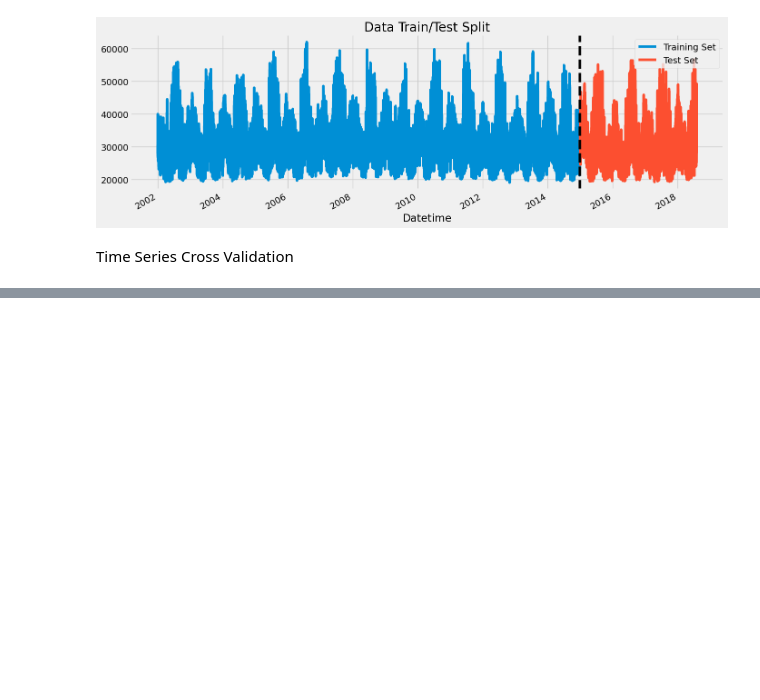
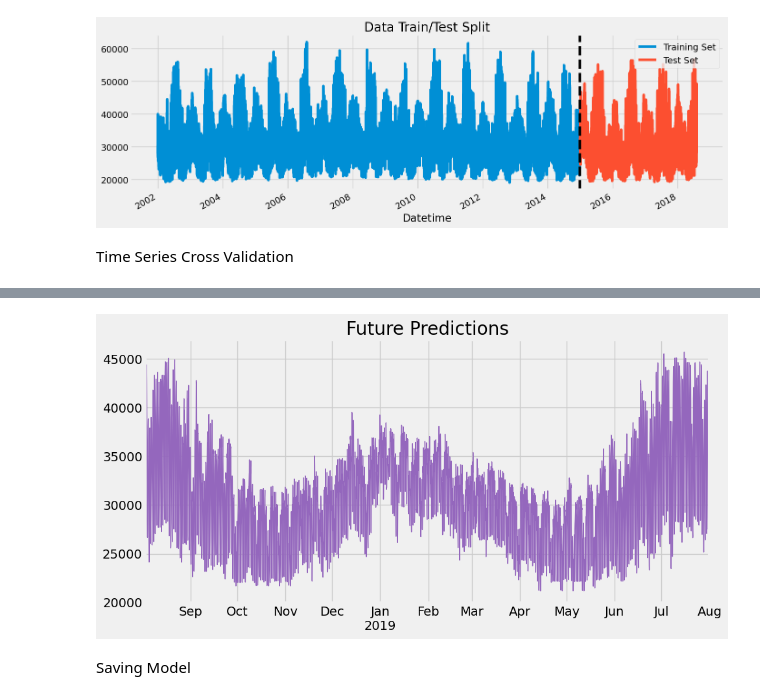
Before and after one commit to AbdallaAbker/time-series-practice-, a Jupyter notebook: notebook/expirement.ipynb, the cells around one changed output, grey strips where cells are left out. Cells and saved outputs as stored; diff of their text form; code cells hidden in the pictures; blank space fills up the shorter version.

Commit message:
prediction

```diff
--- a/notebook/expirement.ipynb
+++ b/notebook/expirement.ipynb
@@ -109,0 +396,3 @@ for train_idx, val_idx in tss.split(df):
+# %%
+df_and_future = create_features(df_and_future)
+df_and_future
@@ -109,0 +413,3 @@ for train_idx, val_idx in tss.split(df):
+# %%
+df_and_future = create_lags(df_and_future)
+df_and_future
@@ -109,0 +446,15 @@ for train_idx, val_idx in tss.split(df):
+# %%
+future_w_features = df_and_future.query('isFuture').copy()
+# %%
+future_w_features['PJME_MW'] = reg.predict(future_w_features[FEATURES])
+# %%
+future_w_features['PJME_MW'].plot(figsize=(10, 5),
+                               color=color_pal[4],
+                               ms=1,
+                               lw=1,
+                               title='Future Predictions')
+plt.show()
+# %% [output]
+[figure, added]
+# %% [markdown]
+Saving Model
```
Also changed, not shown: parts of 27 cells of this notebook, 3 other files.
